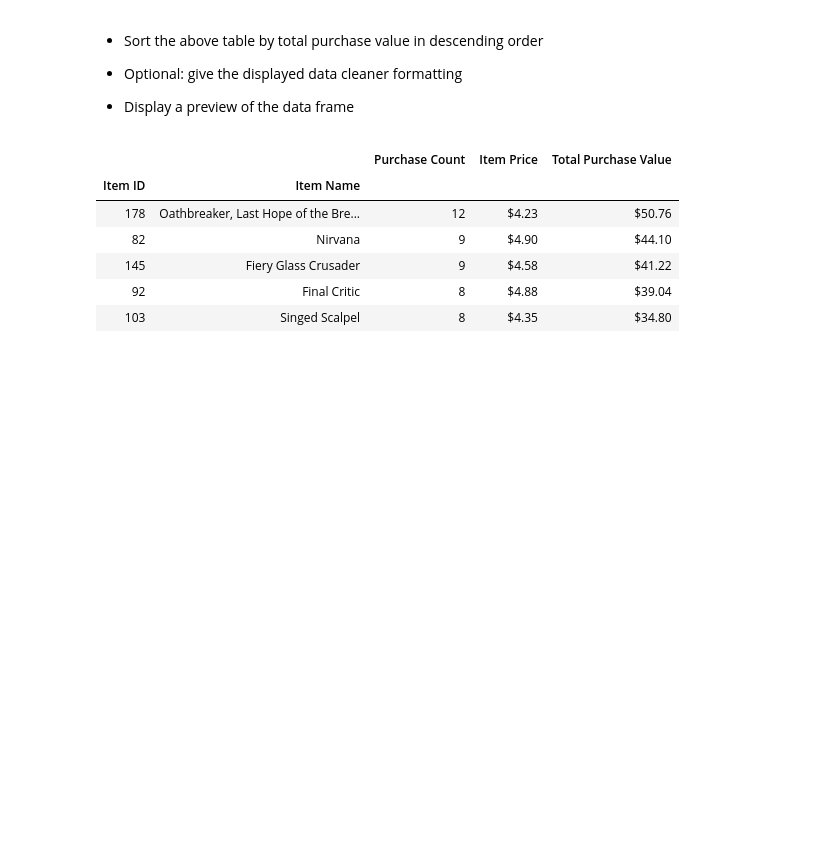
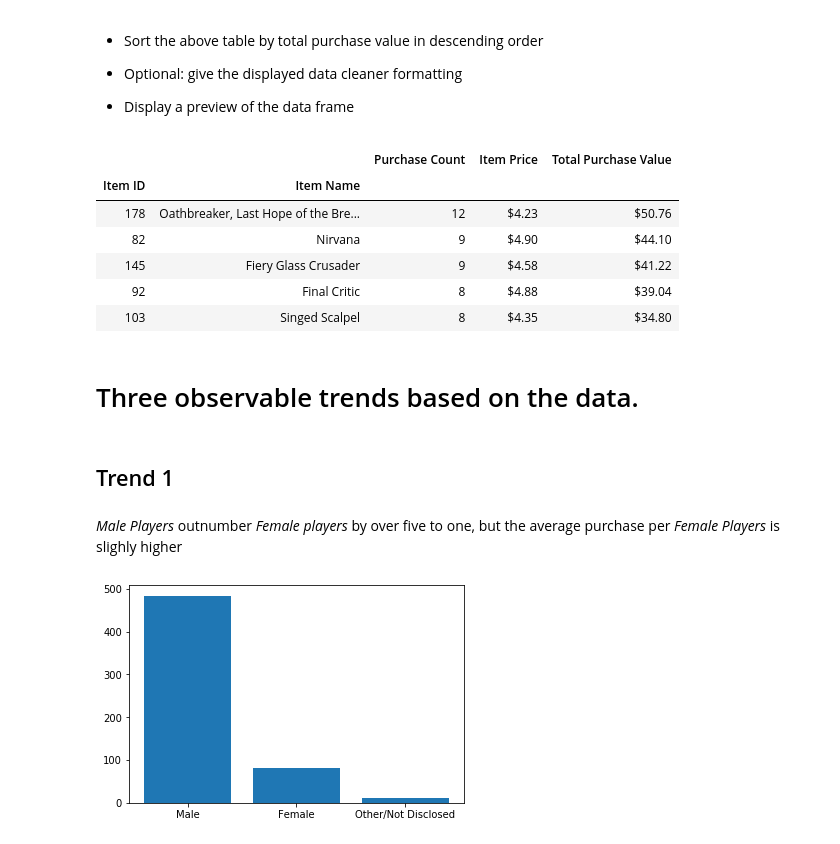
Before and after one commit to annmcnamara/pandas-challenge, a Jupyter notebook: HeroesOfPymoli/HeroesOfPymoli_starter.ipynb, the cells around one changed output. Cells and saved outputs as stored; diff of their text form; code cells hidden in the pictures; blank space fills up the shorter version.

Commit message:
Tidy up Graphs

```diff
--- a/HeroesOfPymoli/HeroesOfPymoli_starter.ipynb
+++ b/HeroesOfPymoli/HeroesOfPymoli_starter.ipynb
@@ -415,3 +416,14 @@ sorted_mpi
 | 145 | Fiery Glass Crusader | 9 | $4.58 | $41.22 |
 | 92 | Final Critic | 8 | $4.88 | $39.04 |
 | 103 | Singed Scalpel | 8 | $4.35 | $34.80 |
+# %% [markdown]
+# Three observable trends based on the data.
+# %% [markdown]
+## Trend 1
+# %% [markdown]
+*Male Players* outnumber *Female players* by over five to one, but the average purchase per *Female Players* is slighly higher
+# %%
+plt.bar(["Male", "Female", "Other/Not Disclosed"],summ_df['Total Count'])
+plt.show()
+# %% [output]
+[figure, added]
```
Also changed, not shown: parts of 7 cells of this notebook, 1 other file.
